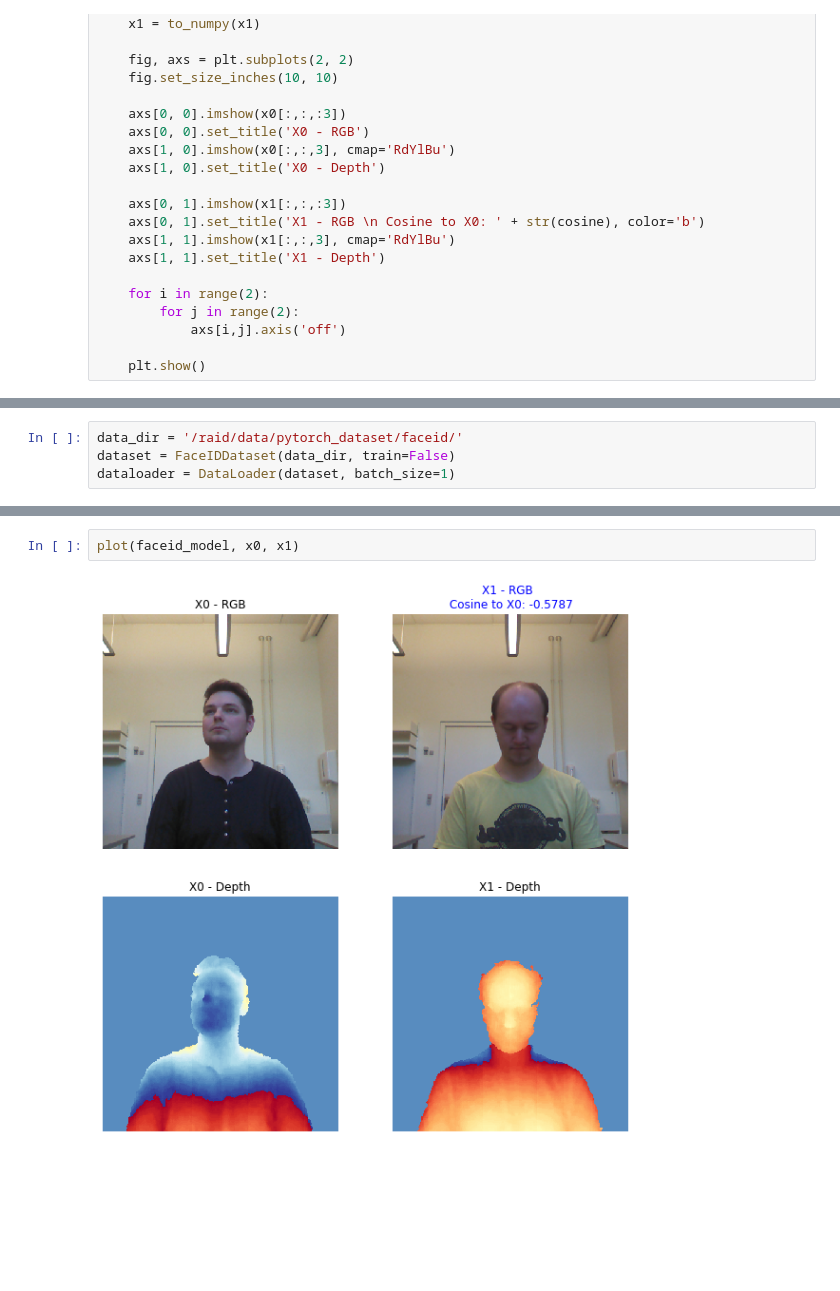
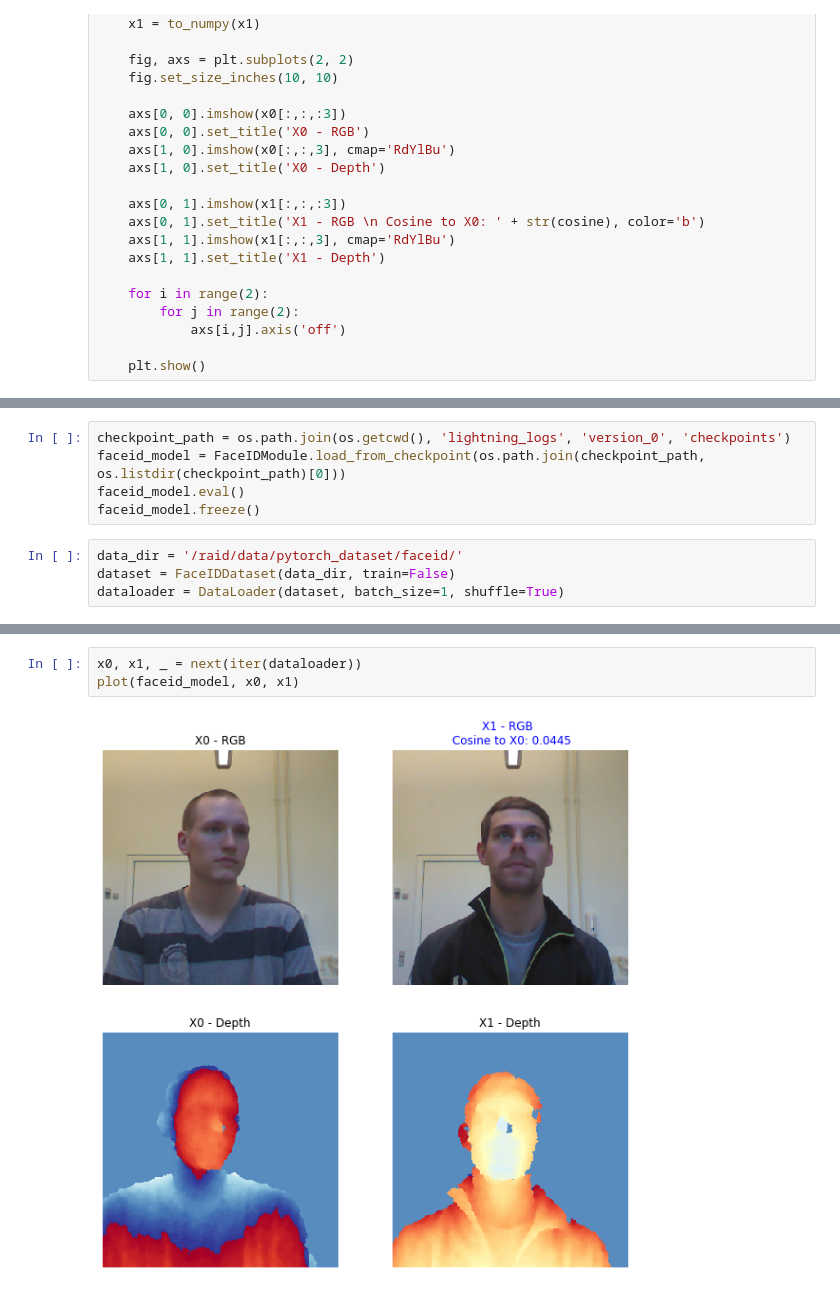
Before and after one commit to huyvnphan/FaceID, a Jupyter notebook: faceid_test.ipynb, the cells around one changed output, grey strips where cells are left out. Saved outputs shown, nothing was run; the diff lists cells and outputs as text; blank space fills up the shorter version.

Commit message:
Update final model

```diff
--- a/faceid_test.ipynb
+++ b/faceid_test.ipynb
@@ -51,6 +48,11 @@ faceid_model = faceid_model.eval()
+# %%
+checkpoint_path = os.path.join(os.getcwd(), 'lightning_logs', 'version_0', 'checkpoints')
+faceid_model = FaceIDModule.load_from_checkpoint(os.path.join(checkpoint_path, os.listdir(checkpoint_path)[0]))
+faceid_model.eval()
+faceid_model.freeze()
 # %%
 data_dir = '/raid/data/pytorch_dataset/faceid/'
 dataset = FaceIDDataset(data_dir, train=False)
-dataloader = DataLoader(dataset, batch_size=1)
+dataloader = DataLoader(dataset, batch_size=1, shuffle=True)
 # %%
 x0, x1, _ = next(iter(dataloader))
@@ -57,4 +62,5 @@ x0, x1, _ = next(iter(dataloader))
-# %%
-plot(faceid_model, x0, x1)
-# %% [output]
-[figure, removed]
+# %%
+x0, x1, _ = next(iter(dataloader))
+plot(faceid_model, x0, x1)
+# %% [output]
+[figure, added]
```
Also changed, not shown: parts of 4 cells of this notebook, 10 other files.
